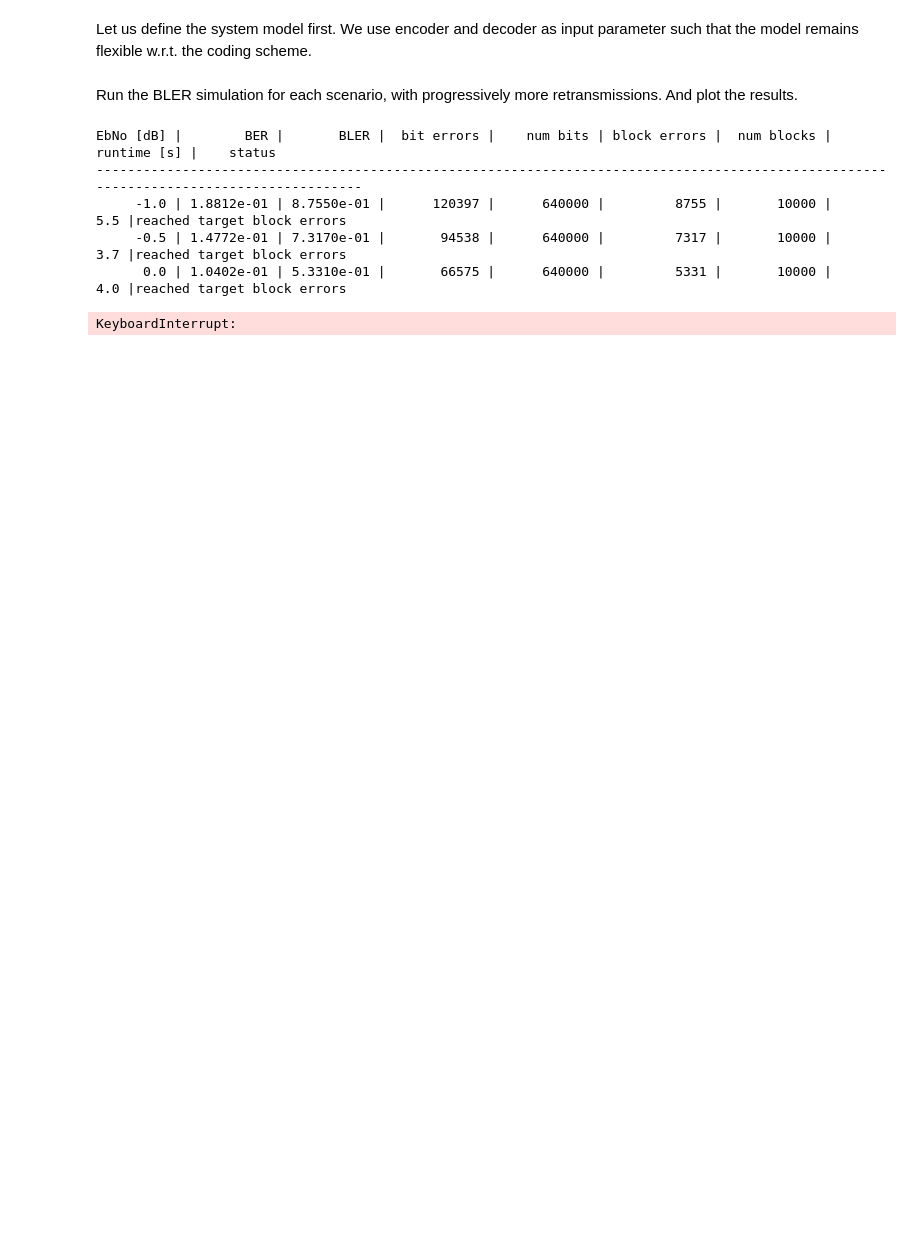
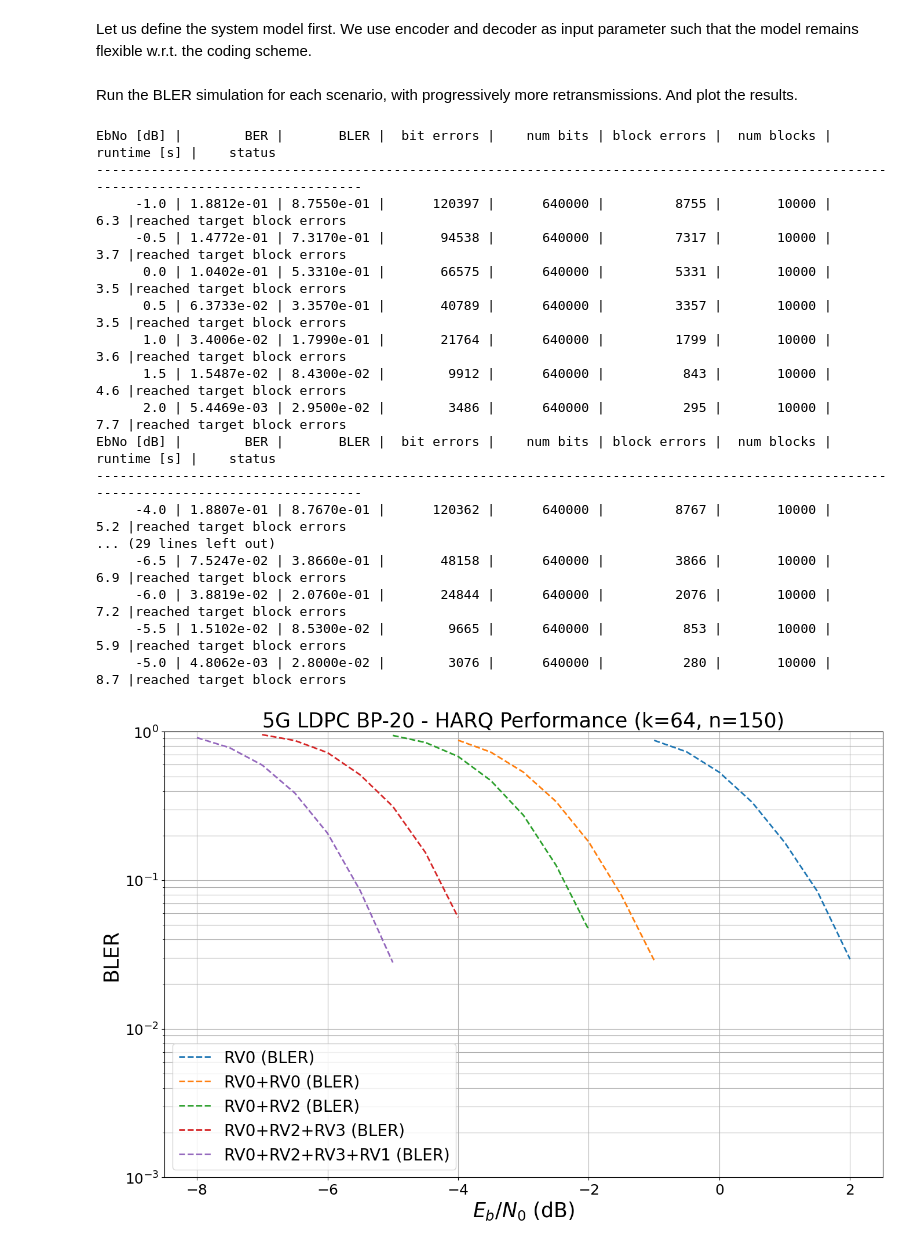
Before and after one commit to rabihchrabieh/sionna, a Jupyter notebook: tutorials/phy/5G_LDPC_HARQ_in_AWGN.ipynb, the cells around one changed output. Drawn from its saved outputs; the diff is of its cells as text; code cells hidden in the pictures; blank space fills up the shorter version.

```diff
--- a/tutorials/phy/5G_LDPC_HARQ_in_AWGN.ipynb
+++ b/tutorials/phy/5G_LDPC_HARQ_in_AWGN.ipynb
@@ -322,43 +344,56 @@ Run the BLER simulation for each scenario, with progressively more retransmissio
 # %%
 k = 64 # number of information bits per codeword
 n = 150 # desired codeword length
-rv_set = ['rv0', 'rv2', 'rv3', 'rv1']  # redundancy version set for HARQ
-rv_set_upper = [rv.upper() for rv in rv_set]  # upper-case for plotting
+# redundancy version set for HARQ
+rv_set_set = [['rv0'], ['rv0', 'rv0'], ['rv0', 'rv2'], ['rv0', 'rv2', 'rv3'],
+              ['rv0', 'rv2', 'rv3', 'rv1']]
 
 num_bits_per_symbol = 2 # QPSK
 ebno_db = np.arange(-1.0, 3.5, 0.5) # sim SNR range
-ebno_offset = np.array([0.0, -4.0, -6.0, -7.0]) # offset for each number of retries
+ebno_offset = np.array([0.0, -3.0, -4.0, -6.0, -7.0]) # offset for each number of retries
 
 bler_plot128 = PlotBER(f"5G LDPC BP-20 - HARQ Performance (k={k}, n={n})")
 
-for i in range(len(rv_set)):
+for i, rv_set in enumerate(rv_set_set):
     # run BLER simulations for each number of retransmission attempts:
     # rv0; rv0+rv2; rv0+rv2+rv3; rv0+rv2+rv3+rv1.
     # In each scenario, the first i+1 redundancy versions are used.
     model = System_Model(k=k,
                          n=n,
                          num_bits_per_symbol=num_bits_per_symbol,
-                         rv_set=rv_set[0:i+1])  # use the first i+1 redundancy versions
+                         rv_set=rv_set)
 
     # the first argument must be a callable (function) that yields u and u_hat for batch_size and ebno
     bler_plot128.simulate(model, # the function have defined previously
                           ebno_dbs=ebno_db + ebno_offset[i], # SNR to simulate
-                          legend=" + ".join(rv_set_upper[0:i+1]), # legend string for plotting
+                          legend="+".join(rv.upper() for rv in rv_set),
                           max_mc_iter=100, # run 100 Monte Carlo runs per SNR point
                           num_target_block_errors=100, # continue with next SNR point after 1000 bit errors
                           batch_size=10000, # batch-size per Monte Carlo run
                           soft_estimates=False, # the model returns hard-estimates
                           early_stop=True, # stop simulation if no error has been detected at current SNR point
                           show_fig=False, # we show the figure after all results are simulated
                           add_bler=True, # in case BLER is also interesting
                           forward_keyboard_interrupt=True); # should be True in a loop
 
 # and show the figure
 bler_plot128(ylim=(1e-3, 1), show_ber=False, show_bler=True)
 # %% [output]
 EbNo [dB] |        BER |       BLER |  bit errors |    num bits | block errors |  num blocks | runtime [s] |    status
 ---------------------------------------------------------------------------------------------------------------------------------------
-     -1.0 | 1.8812e-01 | 8.7550e-01 |      120397 |      640000 |         8755 |       10000 |         5.5 |reached target block errors
+     -1.0 | 1.8812e-01 | 8.7550e-01 |      120397 |      640000 |         8755 |       10000 |         6.3 |reached target block errors
      -0.5 | 1.4772e-01 | 7.3170e-01 |       94538 |      640000 |         7317 |       10000 |         3.7 |reached target block errors
-      0.0 | 1.0402e-01 | 5.3310e-01 |       66575 |      640000 |         5331 |       10000 |         4.0 |reached target block errors
+      0.0 | 1.0402e-01 | 5.3310e-01 |       66575 |      640000 |         5331 |       10000 |         3.5 |reached target block errors
+      0.5 | 6.3733e-02 | 3.3570e-01 |       40789 |      640000 |         3357 |       10000 |         3.5 |reached target block errors
+      1.0 | 3.4006e-02 | 1.7990e-01 |       21764 |      640000 |         1799 |       10000 |         3.6 |reached target block errors
+      1.5 | 1.5487e-02 | 8.4300e-02 |        9912 |      640000 |          843 |       10000 |         4.6 |reached target block errors
+      2.0 | 5.4469e-03 | 2.9500e-02 |        3486 |      640000 |          295 |       10000 |         7.7 |reached target block errors
+EbNo [dB] |        BER |       BLER |  bit errors |    num bits | block errors |  num blocks | runtime [s] |    status
+---------------------------------------------------------------------------------------------------------------------------------------
+     -4.0 | 1.8807e-01 | 8.7670e-01 |      120362 |      640000 |         8767 |       10000 |         5.2 |reached target block errors
+... (29 lines left out)
+     -6.5 | 7.5247e-02 | 3.8660e-01 |       48158 |      640000 |         3866 |       10000 |         6.9 |reached target block errors
+     -6.0 | 3.8819e-02 | 2.0760e-01 |       24844 |      640000 |         2076 |       10000 |         7.2 |reached target block errors
+     -5.5 | 1.5102e-02 | 8.5300e-02 |        9665 |      640000 |          853 |       10000 |         5.9 |reached target block errors
+     -5.0 | 4.8062e-03 | 2.8000e-02 |        3076 |      640000 |          280 |       10000 |         8.7 |reached target block errors
-KeyboardInterrupt:
+[figure, added]
```
Also changed, not shown: parts of 15 cells of this notebook.
